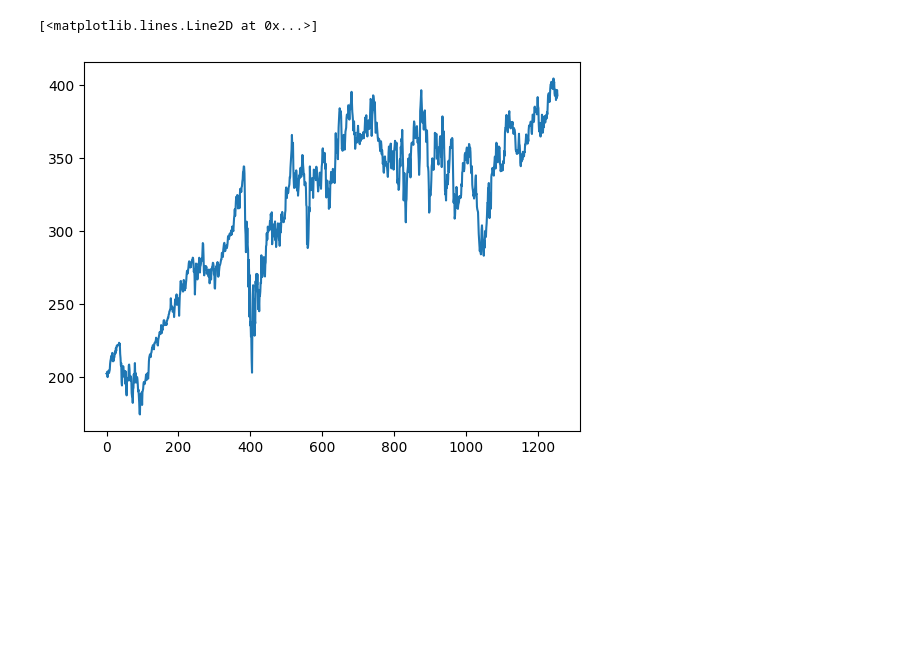
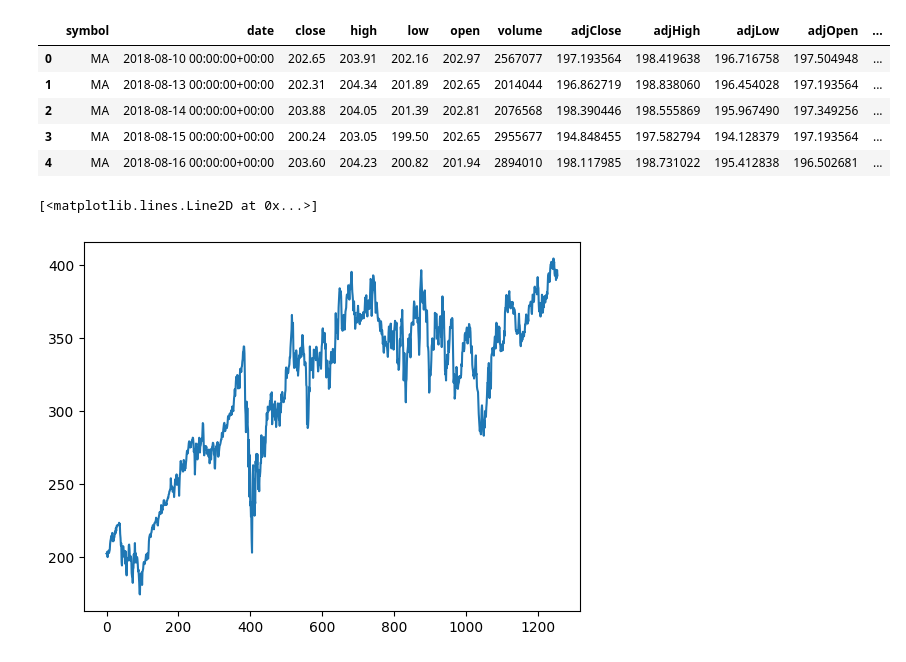
Before and after one commit to KarthiK2601/LSTM-stock-price-prediction, a Jupyter notebook: MasterCard_Stacked_LSTM_Karthik_Gowda.ipynb, the cells around one changed output. Cells and saved outputs as stored; diff of their text form; code cells hidden in the pictures; blank space fills up the shorter version.

```diff
--- a/MasterCard_Stacked_LSTM_Karthik_Gowda.ipynb
+++ b/MasterCard_Stacked_LSTM_Karthik_Gowda.ipynb
@@ -17,6 +17,15 @@ df = pdr.get_data_tiingo('MA', api_key=key)
 df.to_csv('MA.csv')
 # %%
 df = pd.read_csv('MA.csv')
+# %%
+df.head()
+# %% [output]
+|  | symbol | date | close | high | low | open | volume | adjClose | adjHigh | adjLow | adjOpen | ... |
+| 0 | MA | 2018-08-10 00:00:00+00:00 | 202.65 | 203.91 | 202.16 | 202.97 | 2567077 | 197.193564 | 198.419638 | 196.716758 | 197.504948 | ... |
+| 1 | MA | 2018-08-13 00:00:00+00:00 | 202.31 | 204.34 | 201.89 | 202.65 | 2014044 | 196.862719 | 198.838060 | 196.454028 | 197.193564 | ... |
+| 2 | MA | 2018-08-14 00:00:00+00:00 | 203.88 | 204.05 | 201.39 | 202.81 | 2076568 | 198.390446 | 198.555869 | 195.967490 | 197.349256 | ... |
+| 3 | MA | 2018-08-15 00:00:00+00:00 | 200.24 | 203.05 | 199.50 | 202.65 | 2955677 | 194.848455 | 197.582794 | 194.128379 | 197.193564 | ... |
+| 4 | MA | 2018-08-16 00:00:00+00:00 | 203.60 | 204.23 | 200.82 | 201.94 | 2894010 | 198.117985 | 198.731022 | 195.412838 | 196.502681 | ... |
 # %%
 ### since we are going to precdict the closing price of the stock the next day, we will only be using the close price of the stock
 
```
